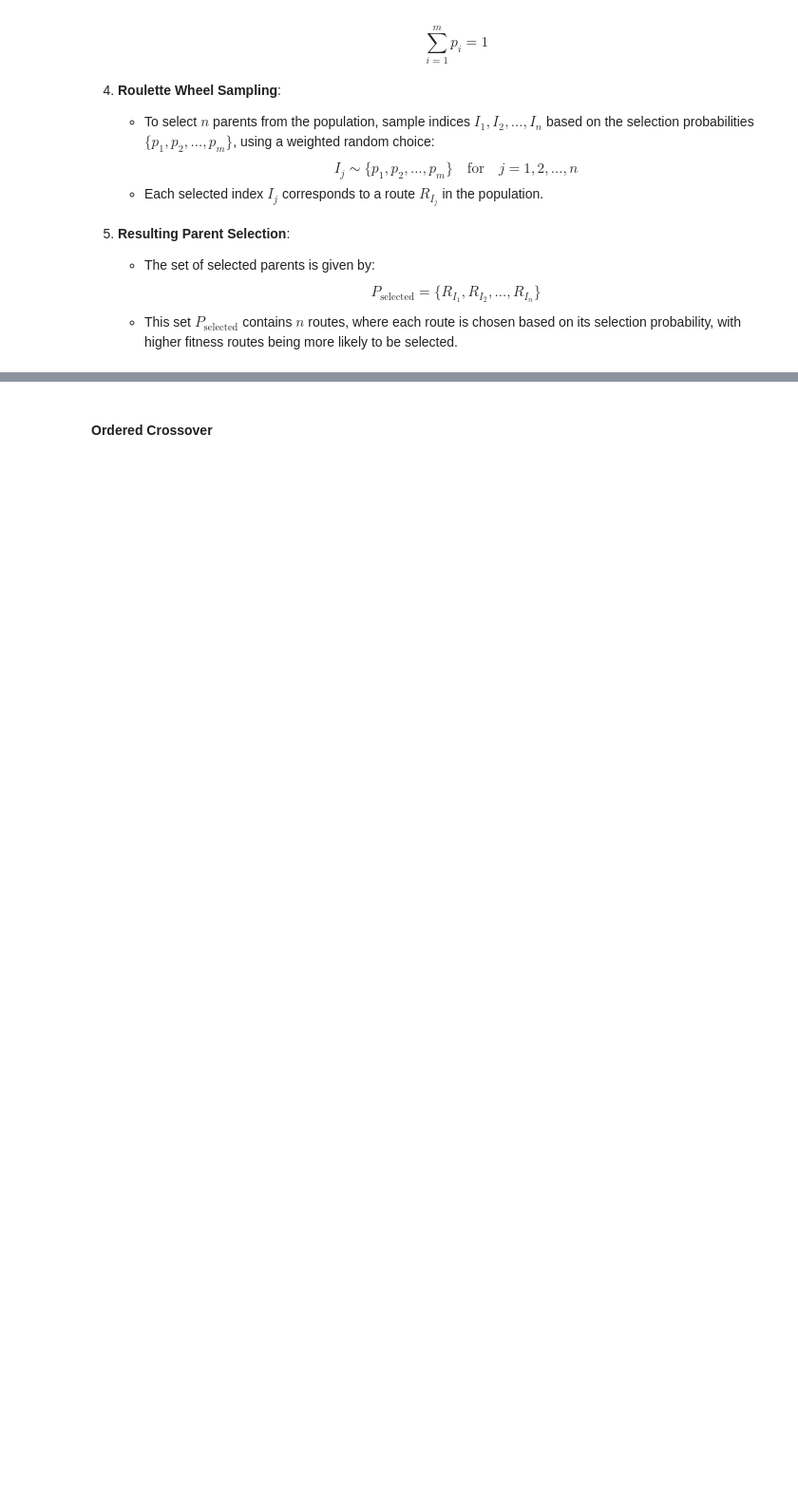
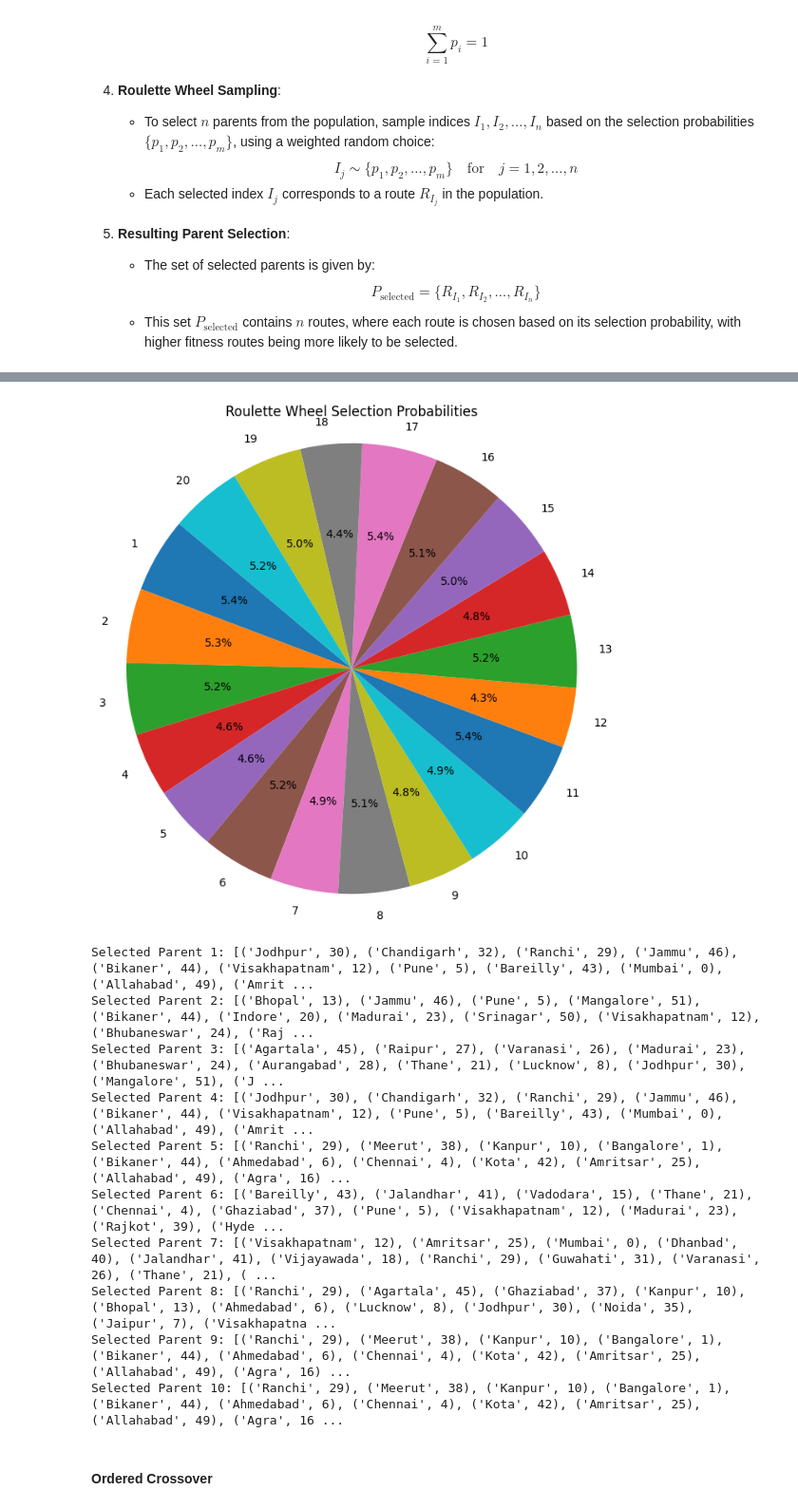
Before and after one commit to Uttam-Mahata/Soft_Computing, a Jupyter notebook: Assignment6/tsp_ga.ipynb, the cells around one changed output, grey strips where cells are left out. Shown at 95% size. Saved outputs shown, nothing was run; the diff lists cells and outputs as text; code cells hidden in the pictures; blank space fills up the shorter version.

```diff
--- a/Assignment6/tsp_ga.ipynb
+++ b/Assignment6/tsp_ga.ipynb
@@ -352,4 +352,12 @@ fitness_value = calculate_fitness(test_route, distance_array)
 # Display the route and its fitness value
 print("Route:", test_route)
 print("Fitness value:", fitness_value)
+
+# Print All 20 Routes with their Fitness Values
+
+# Calculate and display the fitness values for all routes in the initial population
+
+for i, route in enumerate(initial_population):
+    fitness_value = calculate_fitness(route, distance_array)
+    print(f"Route {i+1}: {route} -> Fitness: {fitness_value:.6f}")
 # %% [output]
@@ -428,3 +420,65 @@ Selected Parent 3: [('Ghaziabad', 37), ('Surat', 9), ('Kolkata', 3), ('Bhubanesw
+# %%
+import numpy as np
+
+# Roulette Wheel Selection
+def roulette_wheel_selection(population, fitness_values, num_parents):
+    # Scale fitness values with respect to the maximum fitness
+    max_fitness = max(fitness_values)
+    scaled_fitness = [f / max_fitness for f in fitness_values]
+
+    # Calculate cumulative probabilities
+    cumulative_probs = np.cumsum(scaled_fitness) / sum(scaled_fitness)
+
+    # Select parents based on cumulative probabilities
+    parents = []
+    for _ in range(num_parents):
+        rand_val = np.random.rand()  # Random value for selection
+        for i, cumulative_prob in enumerate(cumulative_probs):
+            if rand_val <= cumulative_prob:
+                parents.append(population[i])
+                break
+
+    return parents
+
+# Example usage of selection with fitness values for the initial population
+fitness_values = [calculate_fitness(route, distance_array) for route in initial_population]
+selected_parents = roulette_wheel_selection(initial_population, fitness_values, num_parents=10)
+
+
+# Visualize Roulette Wheel Selection in a Pie Chart
+
+import matplotlib.pyplot as plt
+
+# Function to plot the selection probabilities in a pie chart
+def plot_selection_probs(selection_probs):
+    plt.figure(figsize=(8, 8))
+    plt.pie(selection_probs, labels=[str(i) for i in range(1, len(selection_probs) + 1)], autopct='%1.1f%%', startangle=140)
+    plt.axis('equal')  # Equal aspect ratio ensures that pie is drawn as a circle.
+    plt.title("Roulette Wheel Selection Probabilities")
+    plt.show()
+
+
+# Test the roulette wheel selection with the initial population
+selection_probs = np.array(fitness_values) / sum(fitness_values)
+plot_selection_probs(selection_probs)
+
+
+
+# Display first few selected parents for inspection
+for i, parent in enumerate(selected_parents[:10]):
+    print(f"Selected Parent {i + 1}: {parent}")
+# %% [output]
+[figure, added]
+Selected Parent 1: [('Jodhpur', 30), ('Chandigarh', 32), ('Ranchi', 29), ('Jammu', 46), ('Bikaner', 44), ('Visakhapatnam', 12), ('Pune', 5), ('Bareilly', 43), ('Mumbai', 0), ('Allahabad', 49), ('Amrit ...
+Selected Parent 2: [('Bhopal', 13), ('Jammu', 46), ('Pune', 5), ('Mangalore', 51), ('Bikaner', 44), ('Indore', 20), ('Madurai', 23), ('Srinagar', 50), ('Visakhapatnam', 12), ('Bhubaneswar', 24), ('Raj ...
+Selected Parent 3: [('Agartala', 45), ('Raipur', 27), ('Varanasi', 26), ('Madurai', 23), ('Bhubaneswar', 24), ('Aurangabad', 28), ('Thane', 21), ('Lucknow', 8), ('Jodhpur', 30), ('Mangalore', 51), ('J ...
+Selected Parent 4: [('Jodhpur', 30), ('Chandigarh', 32), ('Ranchi', 29), ('Jammu', 46), ('Bikaner', 44), ('Visakhapatnam', 12), ('Pune', 5), ('Bareilly', 43), ('Mumbai', 0), ('Allahabad', 49), ('Amrit ...
+Selected Parent 5: [('Ranchi', 29), ('Meerut', 38), ('Kanpur', 10), ('Bangalore', 1), ('Bikaner', 44), ('Ahmedabad', 6), ('Chennai', 4), ('Kota', 42), ('Amritsar', 25), ('Allahabad', 49), ('Agra', 16) ...
+Selected Parent 6: [('Bareilly', 43), ('Jalandhar', 41), ('Vadodara', 15), ('Thane', 21), ('Chennai', 4), ('Ghaziabad', 37), ('Pune', 5), ('Visakhapatnam', 12), ('Madurai', 23), ('Rajkot', 39), ('Hyde ...
+Selected Parent 7: [('Visakhapatnam', 12), ('Amritsar', 25), ('Mumbai', 0), ('Dhanbad', 40), ('Jalandhar', 41), ('Vijayawada', 18), ('Ranchi', 29), ('Guwahati', 31), ('Varanasi', 26), ('Thane', 21), ( ...
+Selected Parent 8: [('Ranchi', 29), ('Agartala', 45), ('Ghaziabad', 37), ('Kanpur', 10), ('Bhopal', 13), ('Ahmedabad', 6), ('Lucknow', 8), ('Jodhpur', 30), ('Noida', 35), ('Jaipur', 7), ('Visakhapatna ...
+Selected Parent 9: [('Ranchi', 29), ('Meerut', 38), ('Kanpur', 10), ('Bangalore', 1), ('Bikaner', 44), ('Ahmedabad', 6), ('Chennai', 4), ('Kota', 42), ('Amritsar', 25), ('Allahabad', 49), ('Agra', 16) ...
+Selected Parent 10: [('Ranchi', 29), ('Meerut', 38), ('Kanpur', 10), ('Bangalore', 1), ('Bikaner', 44), ('Ahmedabad', 6), ('Chennai', 4), ('Kota', 42), ('Amritsar', 25), ('Allahabad', 49), ('Agra', 16 ...
 # %% [markdown]
 #### Ordered Crossover
 # %% [markdown]
```
Also changed, not shown: parts of 7 cells of this notebook, 4 other files.
